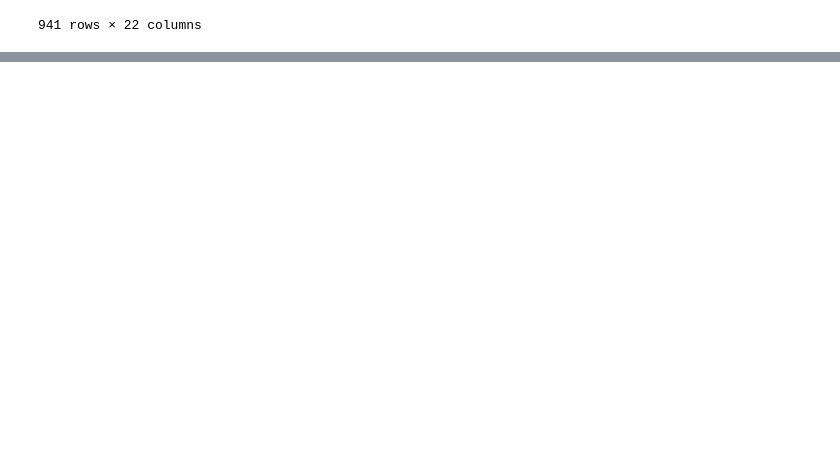
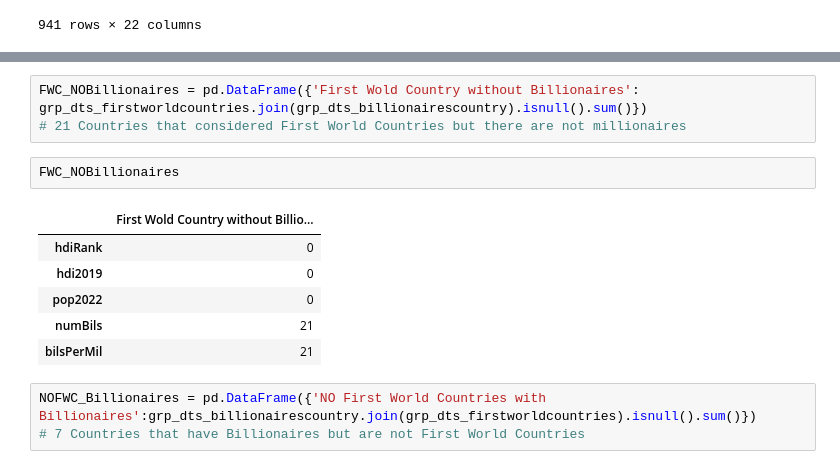
Before and after one commit to Audkaur/UCDPA_AudreyKoussou, a Jupyter notebook: UCDPA_AudreyKoussou.ipynb, the cells around one changed output, grey strips where cells are left out. Saved outputs shown, nothing was run; the diff lists cells and outputs as text; blank space fills up the shorter version.

```diff
--- a/UCDPA_AudreyKoussou.ipynb
+++ b/UCDPA_AudreyKoussou.ipynb
@@ -331,0 +431,15 @@ billionaires.drop_duplicates(subset=['rank','category'])
+# %%
+FWC_NOBillionaires = pd.DataFrame({'First Wold Country without Billionaires': grp_dts_firstworldcountries.join(grp_dts_billionairescountry).isnull().sum()})
+# 21 Countries that considered First World Countries but there are not millionaires
+# %%
+FWC_NOBillionaires
+# %% [output]
+|  | First Wold Country without Billio... |
+| hdiRank | 0 |
+| hdi2019 | 0 |
+| pop2022 | 0 |
+| numBils | 21 |
+| bilsPerMil | 21 |
+# %%
+NOFWC_Billionaires = pd.DataFrame({'NO First World Countries with Billionaires':grp_dts_billionairescountry.join(grp_dts_firstworldcountries).isnull().sum()})
+# 7 Countries that have Billionaires but are not First World Countries
```
Also changed, not shown: parts of 16 cells of this notebook, 2 other files.
